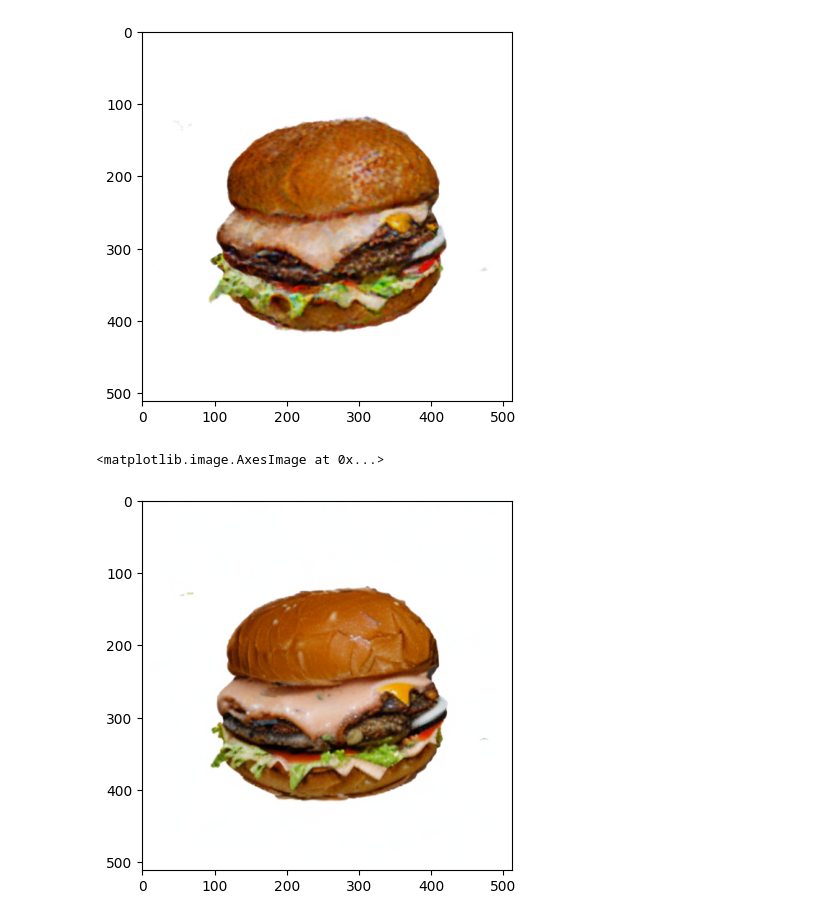
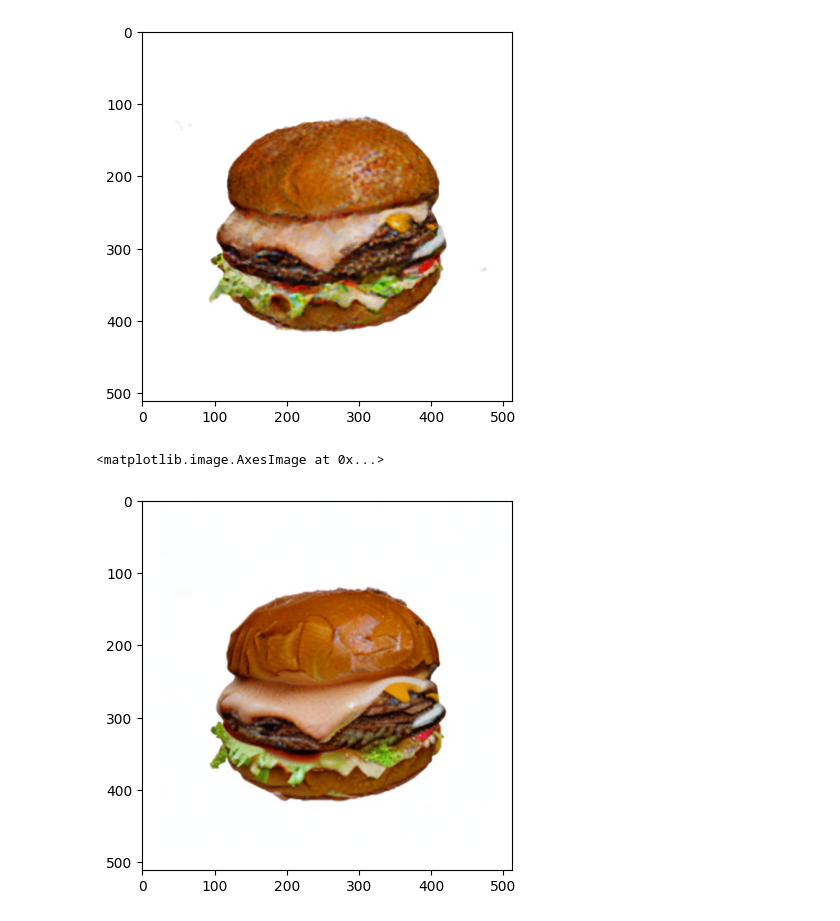
Before and after one commit to YoujiaZhang/USD, a Jupyter notebook: dreambooth/Train.ipynb, the cells around one changed output. Drawn from its saved outputs; the diff is of its cells as text; code cells hidden in the pictures.

```diff
--- a/dreambooth/Train.ipynb
+++ b/dreambooth/Train.ipynb
@@ -526,8 +470,8 @@ plt.imshow(rgb)
 [figure]
 # %%
 input_rgb = rgb.permute(2, 0, 1)[None, ...].to(device)
-image = sd.refine(input_rgb, guidance_scale=7.5, strength=0.8)
+image = sd.refine(input_rgb, guidance_scale=6.5, strength=0.8)
 plt.imshow(image.permute(0, 2, 3, 1)[0].cpu())
 # %% [output]
 <matplotlib.image.AxesImage at 0x...>
-[figure, old version]
+[figure, new version]
```
Also changed, not shown: parts of 6 cells of this notebook.
